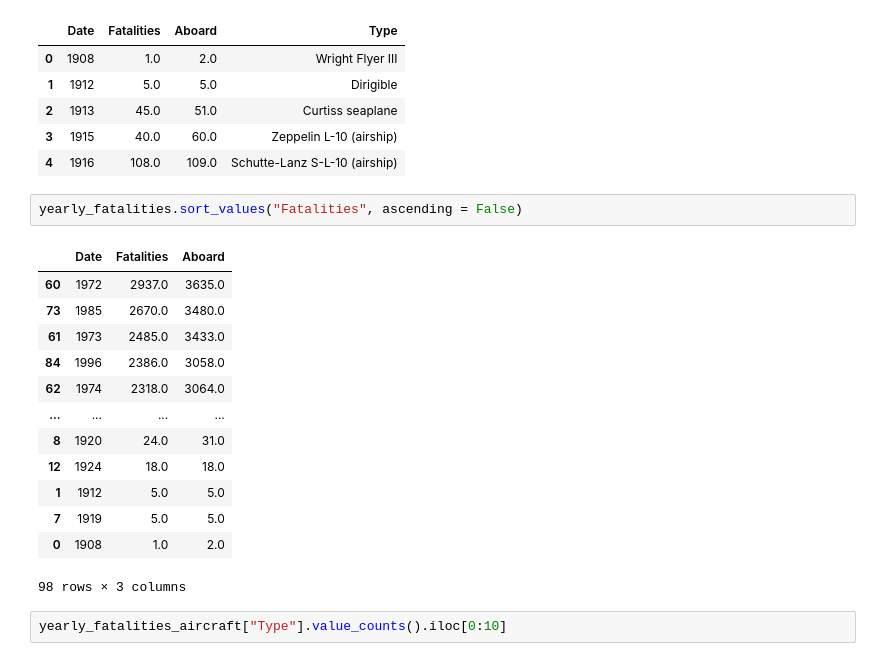
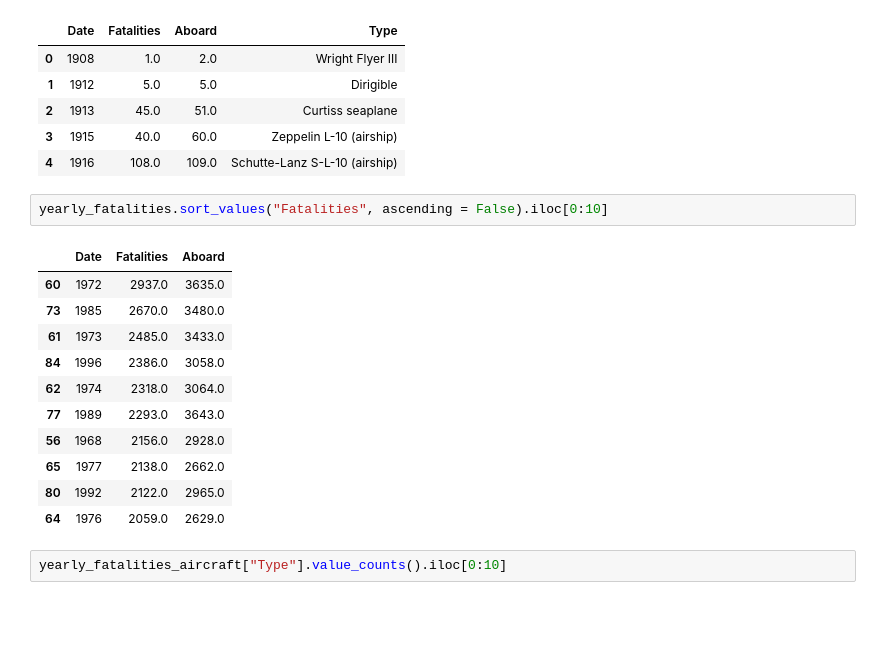
Before and after one commit to Stemt/DS-groep-6, a Jupyter notebook: Case-2/case_2.ipynb, the cells around one changed output. Saved outputs shown, nothing was run; the diff lists cells and outputs as text; blank space fills up the shorter version.

```diff
--- a/Case-2/case_2.ipynb
+++ b/Case-2/case_2.ipynb
@@ -124,21 +113,19 @@ yearly_fatalities_aircraft.head()
 | 3 | 1915 | 40.0 | 60.0 | Zeppelin L-10 (airship) |
 | 4 | 1916 | 108.0 | 109.0 | Schutte-Lanz S-L-10 (airship) |
 # %%
-yearly_fatalities.sort_values("Fatalities", ascending = False)
+yearly_fatalities.sort_values("Fatalities", ascending = False).iloc[0:10]
 # %% [output]
 |  | Date | Fatalities | Aboard |
 | 60 | 1972 | 2937.0 | 3635.0 |
 | 73 | 1985 | 2670.0 | 3480.0 |
 | 61 | 1973 | 2485.0 | 3433.0 |
 | 84 | 1996 | 2386.0 | 3058.0 |
 | 62 | 1974 | 2318.0 | 3064.0 |
-| ... | ... | ... | ... |
-| 8 | 1920 | 24.0 | 31.0 |
-| 12 | 1924 | 18.0 | 18.0 |
-| 1 | 1912 | 5.0 | 5.0 |
-| 7 | 1919 | 5.0 | 5.0 |
-| 0 | 1908 | 1.0 | 2.0 |
+| 77 | 1989 | 2293.0 | 3643.0 |
+| 56 | 1968 | 2156.0 | 2928.0 |
+| 65 | 1977 | 2138.0 | 2662.0 |
+| 80 | 1992 | 2122.0 | 2965.0 |
+| 64 | 1976 | 2059.0 | 2629.0 |
-98 rows × 3 columns
 # %%
 yearly_fatalities_aircraft["Type"].value_counts().iloc[0:10]
 # %% [output]
```
Also changed, not shown: parts of 7 cells of this notebook, 1 other file.
